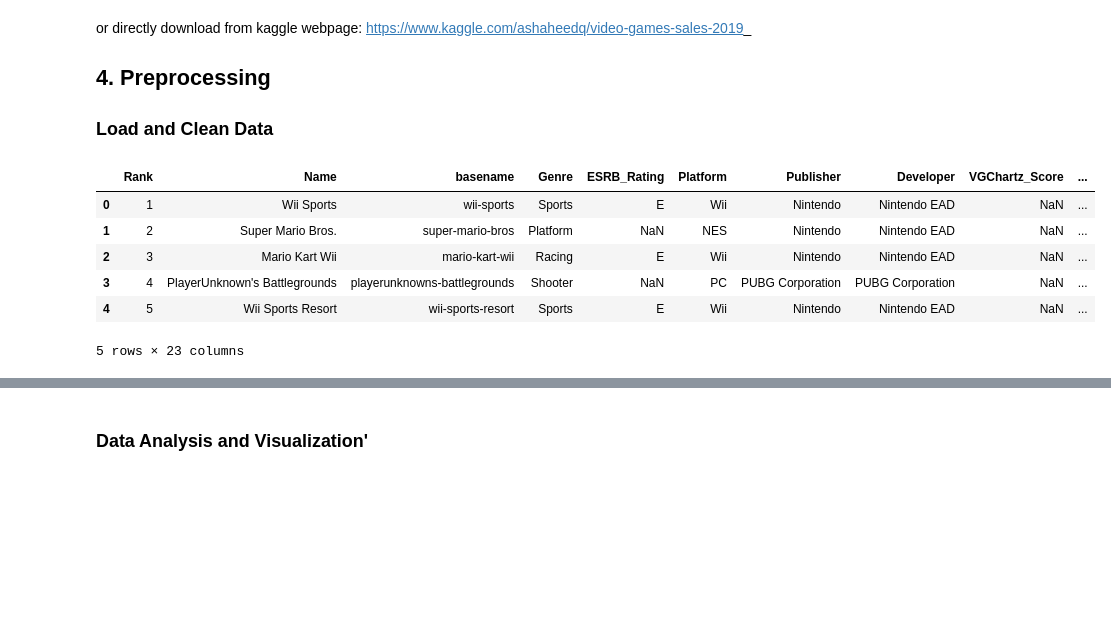
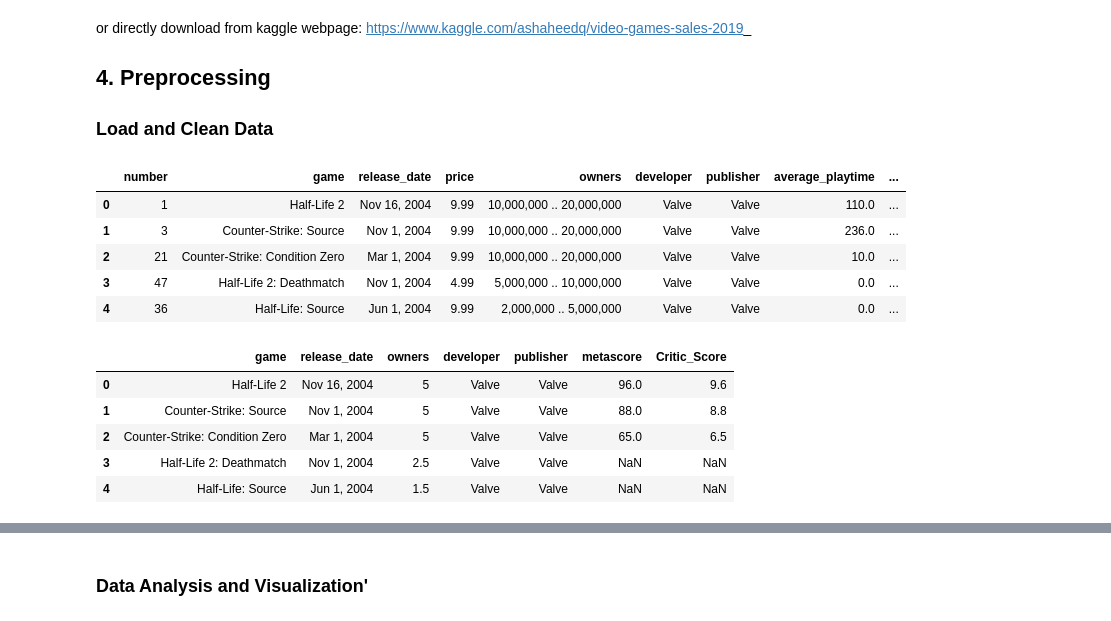
Before and after one commit to syKevinPeng/game_sale_analysis, a Jupyter notebook: game_sale_analysis.ipynb, the cells around one changed output, grey strips where cells are left out. Cells and saved outputs as stored; diff of their text form; code cells hidden in the pictures; blank space fills up the shorter version.

```diff
--- a/game_sale_analysis.ipynb
+++ b/game_sale_analysis.ipynb
@@ -42,19 +42,21 @@ or directly download from kaggle webpage: [https://www.kaggle.com/ashaheedq/vide
 # %%
 #TODO:
 import pandas as pd
 import numpy as np
 import sklearn
 from sklearn.preprocessing import OneHotEncoder
 from sklearn.compose import ColumnTransformer
 from sklearn.preprocessing import LabelEncoder
+import locale
 
+locale.setlocale( locale.LC_ALL, 'en_US.UTF-8' )
 df = pd.read_csv("vgsales-12-4-2019.csv")
-df.head()
+additional = pd.read_csv("https://raw.githubusercontent.com/rfordatascience/tidytuesday/master/data/2019/2019-07-30/video_games.csv")
+additional.head()
 # %% [output]
-|  | Rank | Name | basename | Genre | ESRB_Rating | Platform | Publisher | Developer | VGChartz_Score | ... |
-| 0 | 1 | Wii Sports | wii-sports | Sports | E | Wii | Nintendo | Nintendo EAD | NaN | ... |
-| 1 | 2 | Super Mario Bros. | super-mario-bros | Platform | NaN | NES | Nintendo | Nintendo EAD | NaN | ... |
-| 2 | 3 | Mario Kart Wii | mario-kart-wii | Racing | E | Wii | Nintendo | Nintendo EAD | NaN | ... |
-| 3 | 4 | PlayerUnknown's Battlegrounds | playerunknowns-battlegrounds | Shooter | NaN | PC | PUBG Corporation | PUBG Corporation | NaN | ... |
-| 4 | 5 | Wii Sports Resort | wii-sports-resort | Sports | E | Wii | Nintendo | Nintendo EAD | NaN | ... |
+|  | number | game | release_date | price | owners | developer | publisher | average_playtime | ... |
+| 0 | 1 | Half-Life 2 | Nov 16, 2004 | 9.99 | 10,000,000 .. 20,000,000 | Valve | Valve | 110.0 | ... |
+| 1 | 3 | Counter-Strike: Source | Nov 1, 2004 | 9.99 | 10,000,000 .. 20,000,000 | Valve | Valve | 236.0 | ... |
+| 2 | 21 | Counter-Strike: Condition Zero | Mar 1, 2004 | 9.99 | 10,000,000 .. 20,000,000 | Valve | Valve | 10.0 | ... |
+| 3 | 47 | Half-Life 2: Deathmatch | Nov 1, 2004 | 4.99 | 5,000,000 .. 10,000,000 | Valve | Valve | 0.0 | ... |
+| 4 | 36 | Half-Life: Source | Jun 1, 2004 | 9.99 | 2,000,000 .. 5,000,000 | Valve | Valve | 0.0 | ... |
-5 rows × 23 columns
@@ -60,0 +73,10 @@ df.head()
+# %%
+additional = additional.drop(columns = ['number', 'price', 'average_playtime', 'median_playtime'])
+additional.head()
+# %% [output]
+|  | game | release_date | owners | developer | publisher | metascore | Critic_Score |
+| 0 | Half-Life 2 | Nov 16, 2004 | 5 | Valve | Valve | 96.0 | 9.6 |
+| 1 | Counter-Strike: Source | Nov 1, 2004 | 5 | Valve | Valve | 88.0 | 8.8 |
+| 2 | Counter-Strike: Condition Zero | Mar 1, 2004 | 5 | Valve | Valve | 65.0 | 6.5 |
+| 3 | Half-Life 2: Deathmatch | Nov 1, 2004 | 2.5 | Valve | Valve | NaN | NaN |
+| 4 | Half-Life: Source | Jun 1, 2004 | 1.5 | Valve | Valve | NaN | NaN |
```
Also changed, not shown: parts of 5 cells of this notebook.
